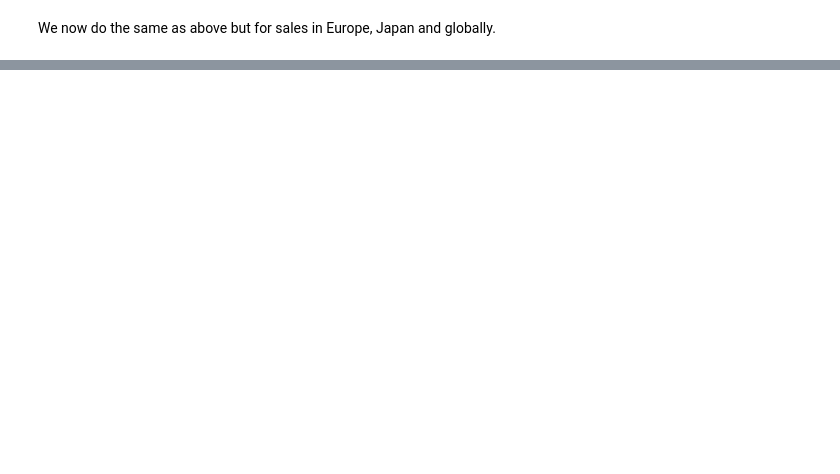
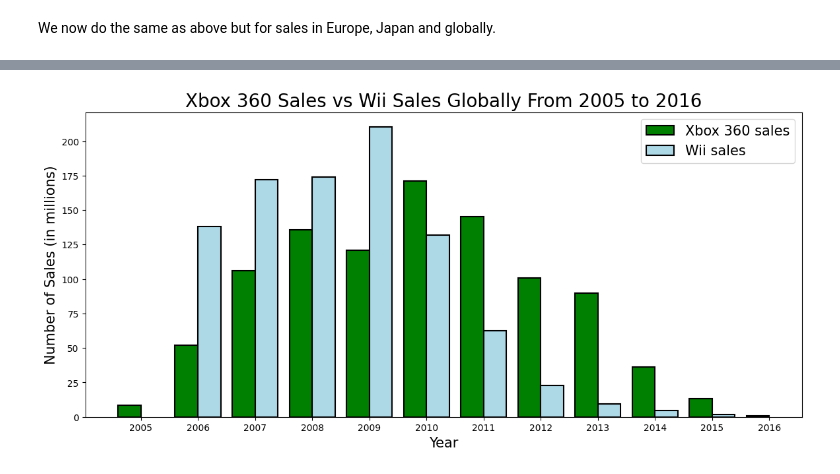
Before and after one commit to JoelCharlton09/Video-Games-Analysis, a Jupyter notebook: notebooks/Objective-1.ipynb, the cells around one changed output, grey strips where cells are left out. Cells and saved outputs as stored; diff of their text form; code cells hidden in the pictures; blank space fills up the shorter version.

```diff
--- a/notebooks/Objective-1.ipynb
+++ b/notebooks/Objective-1.ipynb
@@ -145,0 +146,26 @@ plt.show()
+# %%
+# List of yearly sales globally for the Xbox 360
+Gl_values_Xbox = [Xbox360[Xbox360["Year"] == year]["Global_Sales"].sum() for year in Xbox_labels]
+
+# List of yearly sales globally for the Wii
+Gl_values_Wii = [Wii[Wii["Year"] == year]["Global_Sales"].sum() for year in Wii_labels]
+
+# Plot a bar chart for sales globally
+fig, ax = plt.subplots(figsize=(14,6))
+
+barwidth = 0.4
+ax.bar(Xbox_labels-0.2, Gl_values_Xbox, width=barwidth, label="Xbox 360 sales",
+       edgecolor = "black", linewidth=1.5, color="g")
+ax.bar(Wii_labels+0.2, Gl_values_Wii, width=barwidth, label="Wii sales",
+       edgecolor = "black", linewidth=1.5, color="lightblue")
+ax.legend(fontsize=15)
+ax.set_title("Xbox 360 Sales vs Wii Sales Globally From 2005 to 2016",
+             fontsize=20)
+plt.xticks(Xbox_labels)
+ax.set_xlabel("Year", fontsize=15)
+ax.set_ylabel("Number of Sales (in millions)", fontsize=15)
+
+plt.savefig("../reports/figures/Sales Globally.png")
+plt.show()
+# %% [output]
+[figure, added]
```
Also changed, not shown: parts of 7 cells of this notebook.
